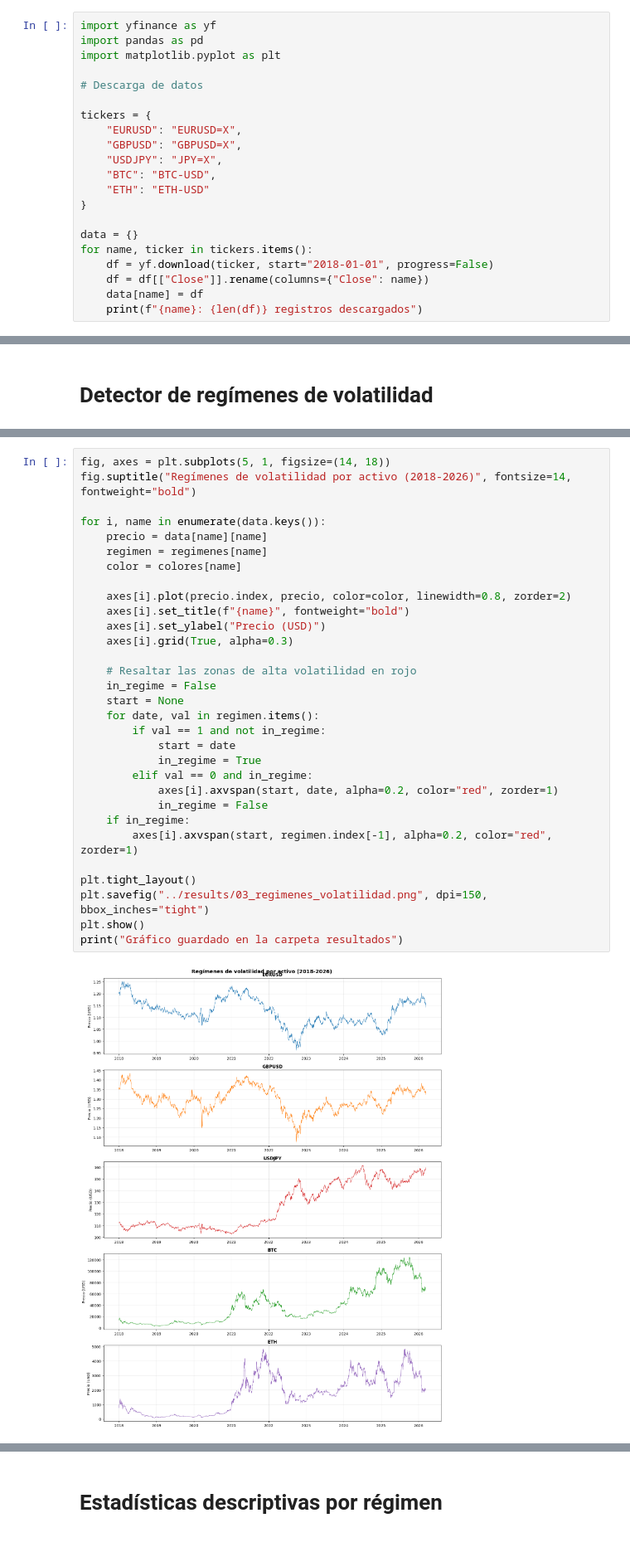
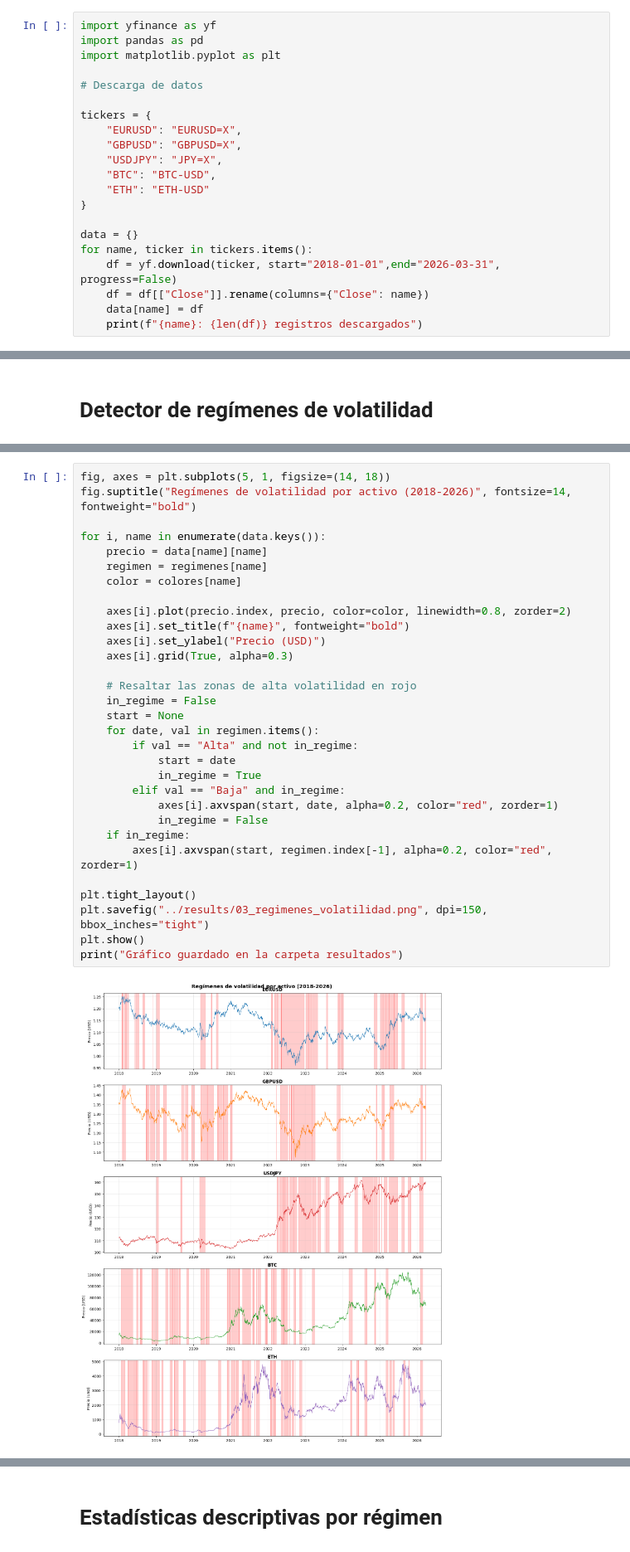
Before and after one commit to jorgegalanr/quantum-classical-forecasting-fx-crypto, a Jupyter notebook: notebooks/01_data_exploration.ipynb, the cells around one changed output, grey strips where cells are left out. Shown at 83% size. Saved outputs shown, nothing was run; the diff lists cells and outputs as text.

```diff
--- a/notebooks/01_data_exploration.ipynb
+++ b/notebooks/01_data_exploration.ipynb
@@ -17,7 +17,7 @@ tickers = {
 
 data = {}
 for name, ticker in tickers.items():
-    df = yf.download(ticker, start="2018-01-01", progress=False)
+    df = yf.download(ticker, start="2018-01-01",end="2026-03-31", progress=False)
     df = df[["Close"]].rename(columns={"Close": name})
     data[name] = df
     print(f"{name}: {len(df)} registros descargados")
@@ -171,35 +172,35 @@ El percentil nos sirve para equilibrar y asi poder comparar activos que se mueve
 # %%
 fig, axes = plt.subplots(5, 1, figsize=(14, 18))
 fig.suptitle("Regímenes de volatilidad por activo (2018-2026)", fontsize=14, fontweight="bold")
 
 for i, name in enumerate(data.keys()):
     precio = data[name][name]
     regimen = regimenes[name]
     color = colores[name]
 
     axes[i].plot(precio.index, precio, color=color, linewidth=0.8, zorder=2)
     axes[i].set_title(f"{name}", fontweight="bold")
     axes[i].set_ylabel("Precio (USD)")
     axes[i].grid(True, alpha=0.3)
 
     # Resaltar las zonas de alta volatilidad en rojo
     in_regime = False
     start = None
     for date, val in regimen.items():
-        if val == 1 and not in_regime:
+        if val == "Alta" and not in_regime:
             start = date
             in_regime = True
-        elif val == 0 and in_regime:
+        elif val == "Baja" and in_regime:
             axes[i].axvspan(start, date, alpha=0.2, color="red", zorder=1)
             in_regime = False
     if in_regime:
         axes[i].axvspan(start, regimen.index[-1], alpha=0.2, color="red", zorder=1)
 
 plt.tight_layout()
 plt.savefig("../results/03_regimenes_volatilidad.png", dpi=150, bbox_inches="tight")
 plt.show()
 print("Gráfico guardado en la carpeta resultados")
 # %% [output]
-[figure, old version]
+[figure, new version]
 Gráfico guardado en la carpeta resultados
 # %% [markdown]
```
Also changed, not shown: parts of 9 cells of this notebook, 22 other files.
